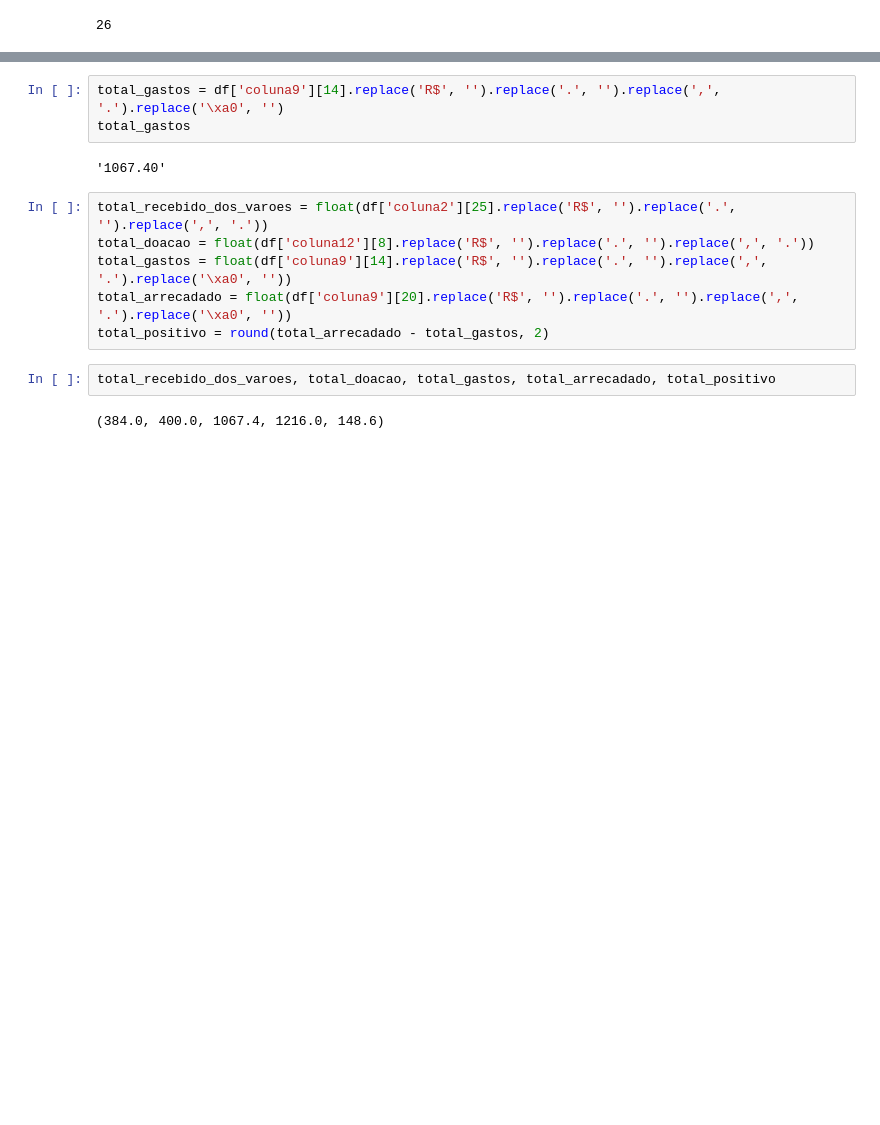
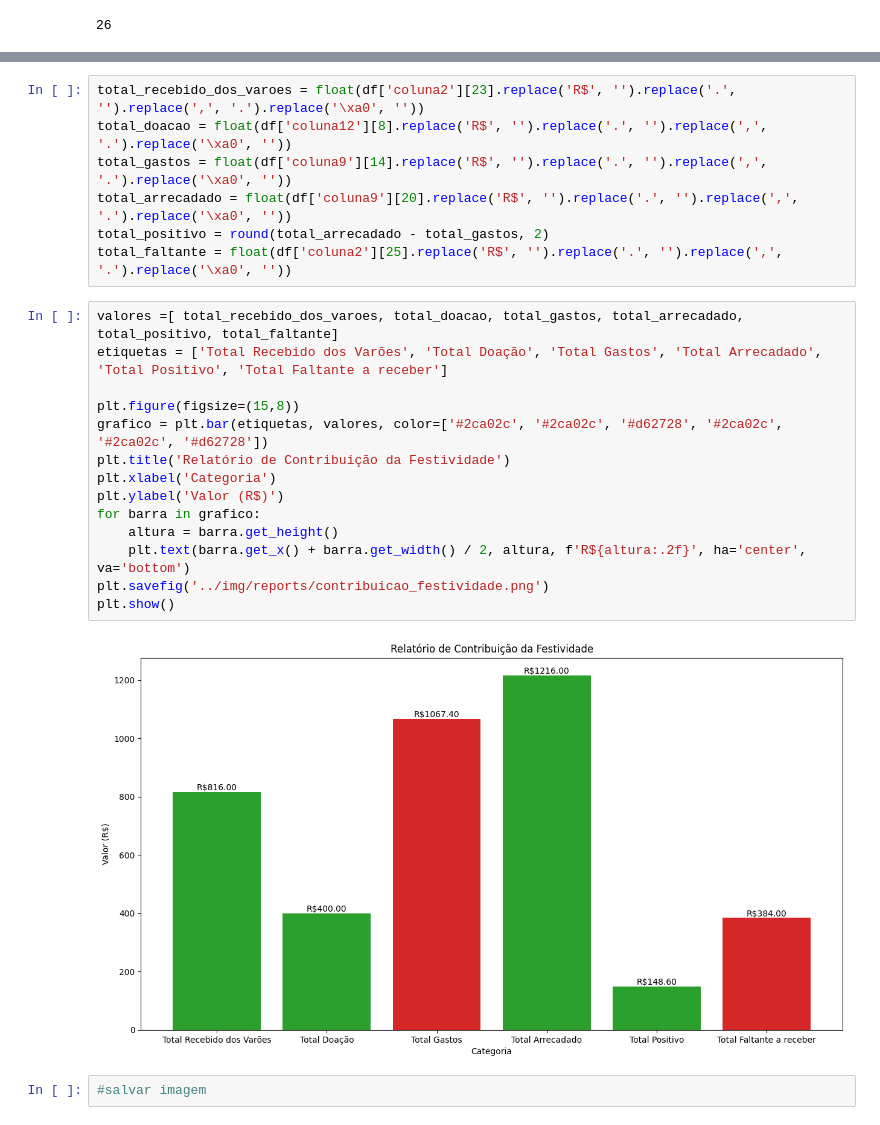
Before and after one commit to lucass235/Relatorio_De_Presen-a_Do_Ensaio_Dos_Varoes_da_ADSeara, a Jupyter notebook: scripts/relatorio_contribuicao_festividade.ipynb, the cells around one changed output, grey strips where cells are left out. Drawn from its saved outputs; the diff is of its cells as text; blank space fills up the shorter version.

Commit message:
ajuste relatório

```diff
--- a/scripts/relatorio_contribuicao_festividade.ipynb
+++ b/scripts/relatorio_contribuicao_festividade.ipynb
@@ -88,18 +88,28 @@ df
 | 23 | Total recebido: | R$816,00 | None | None | None | None | None | None | None | None | None | ... |
 | 24 | None | None | None | None | None | None | None | None | None | None | None | ... |
 | 25 | Total Faltante receber dos Varões: | R$384,00 | None | None | None | None | None | None | None | None | None | ... |
-# %%
-total_gastos = df['coluna9'][14].replace('R$', '').replace('.', '').replace(',', '.').replace('\xa0', '')
-total_gastos
-# %% [output]
-'1067.40'
 # %%
-total_recebido_dos_varoes = float(df['coluna2'][25].replace('R$', '').replace('.', '').replace(',', '.'))
-total_doacao = float(df['coluna12'][8].replace('R$', '').replace('.', '').replace(',', '.'))
+total_recebido_dos_varoes = float(df['coluna2'][23].replace('R$', '').replace('.', '').replace(',', '.').replace('\xa0', ''))
+total_doacao = float(df['coluna12'][8].replace('R$', '').replace('.', '').replace(',', '.').replace('\xa0', ''))
 total_gastos = float(df['coluna9'][14].replace('R$', '').replace('.', '').replace(',', '.').replace('\xa0', ''))
 total_arrecadado = float(df['coluna9'][20].replace('R$', '').replace('.', '').replace(',', '.').replace('\xa0', ''))
 total_positivo = round(total_arrecadado - total_gastos, 2)
+total_faltante = float(df['coluna2'][25].replace('R$', '').replace('.', '').replace(',', '.').replace('\xa0', ''))
-# %%
-total_recebido_dos_varoes, total_doacao, total_gastos, total_arrecadado, total_positivo
-# %% [output]
-(384.0, 400.0, 1067.4, 1216.0, 148.6)
+# %%
+valores =[ total_recebido_dos_varoes, total_doacao, total_gastos, total_arrecadado, total_positivo, total_faltante]
+etiquetas = ['Total Recebido dos Varões', 'Total Doação', 'Total Gastos', 'Total Arrecadado', 'Total Positivo', 'Total Faltante a receber']
+
+plt.figure(figsize=(15,8))
+grafico = plt.bar(etiquetas, valores, color=['#2ca02c', '#2ca02c', '#d62728', '#2ca02c', '#2ca02c', '#d62728'])
+plt.title('Relatório de Contribuição da Festividade')
+plt.xlabel('Categoria')
+plt.ylabel('Valor (R$)')
+for barra in grafico:
+    altura = barra.get_height()
+    plt.text(barra.get_x() + barra.get_width() / 2, altura, f'R${altura:.2f}', ha='center', va='bottom')
+plt.savefig('../img/reports/contribuicao_festividade.png')
+plt.show()
+# %% [output]
+[figure, added]
+# %%
+#salvar imagem
```
Also changed, not shown: 1 other file.
